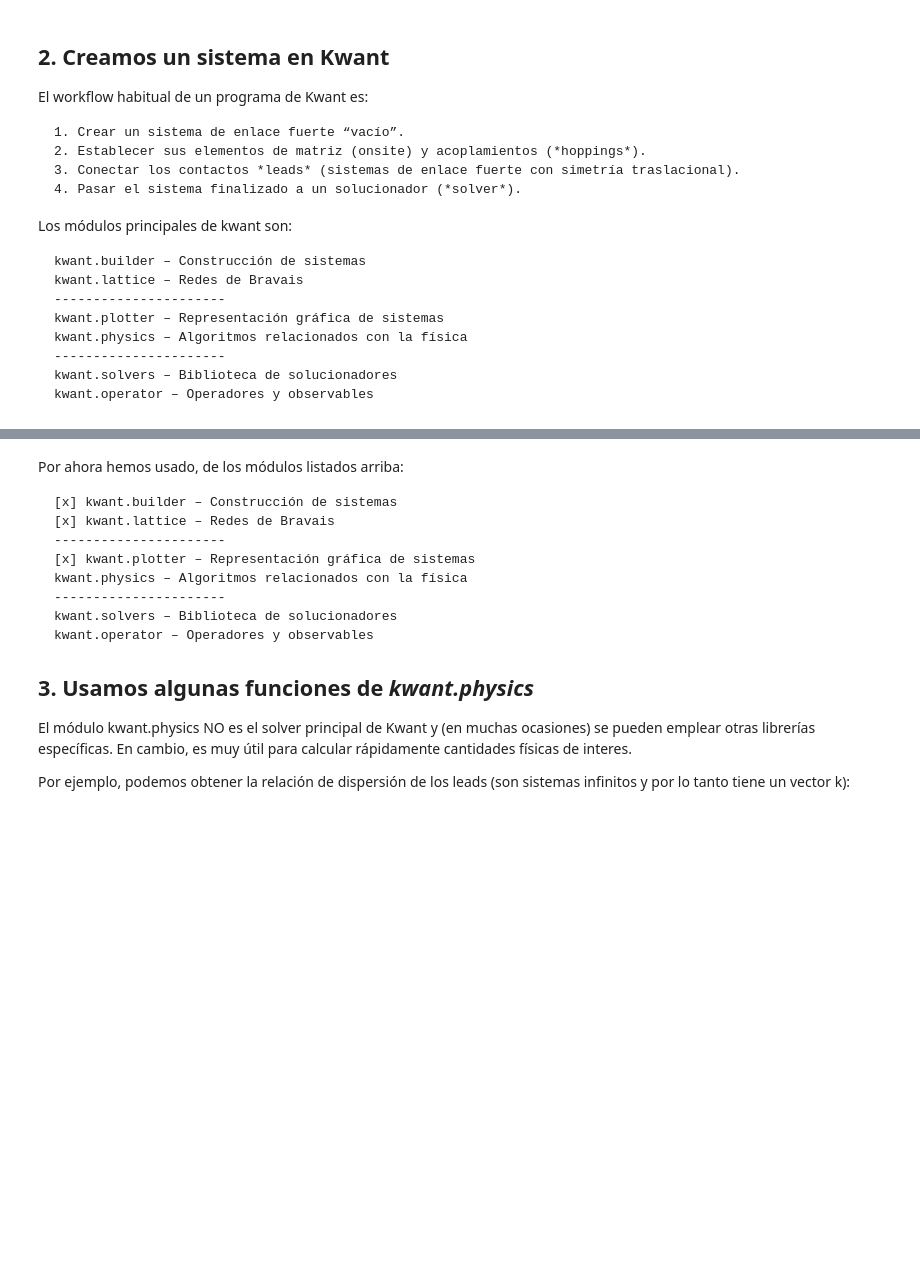
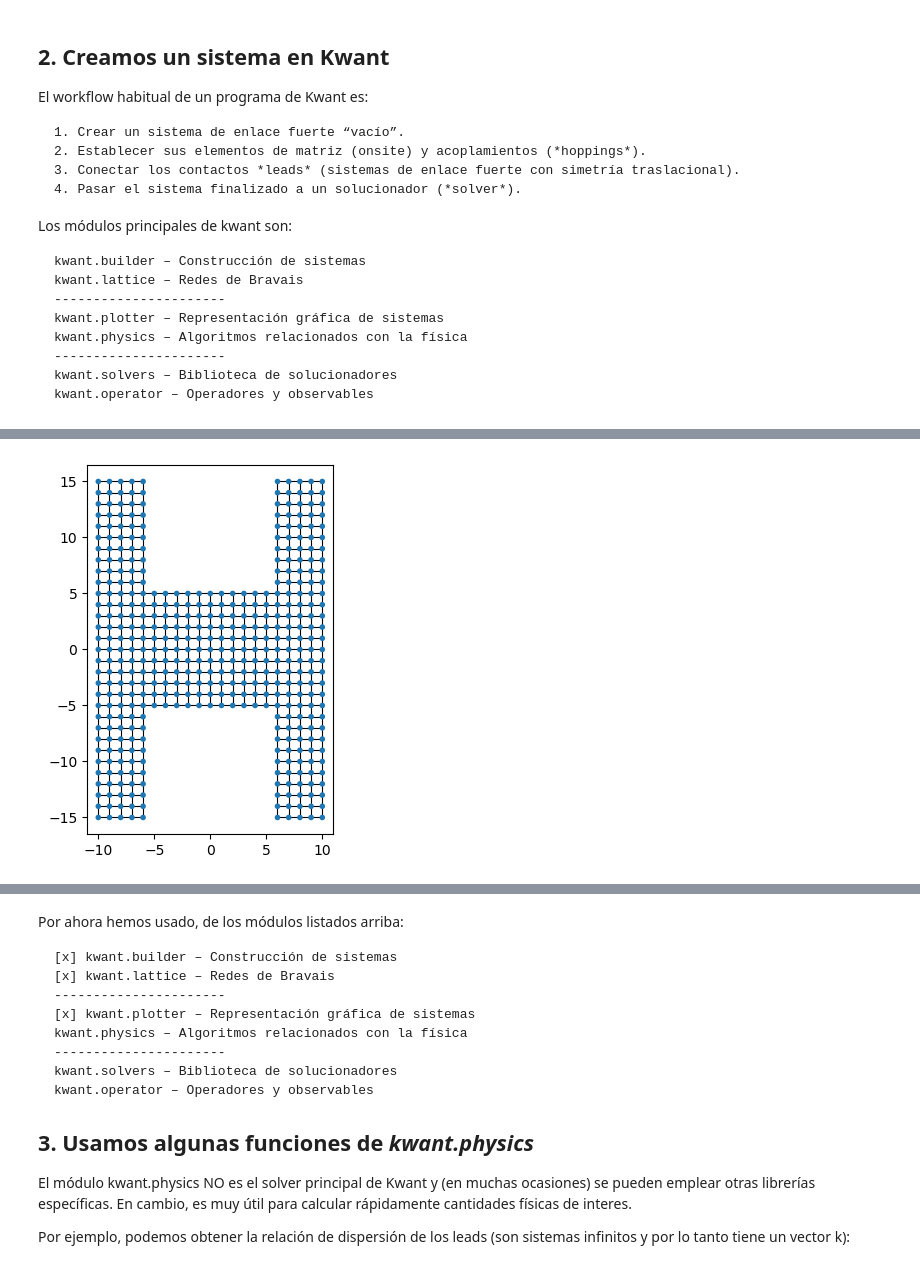
Before and after one commit to yurikobd/MaterialesCuanticos_Escuela2025, a Jupyter notebook: 0-IntroduccionKwant.ipynb, the cells around one changed output, grey strips where cells are left out. Saved outputs shown, nothing was run; the diff lists cells and outputs as text; code cells hidden in the pictures; blank space fills up the shorter version.

```diff
--- a/0-IntroduccionKwant.ipynb
+++ b/0-IntroduccionKwant.ipynb
@@ -94,9 +95,11 @@ def shapeConstr(pos):
     x, y, = pos
     if abs(x)<= L/2:
         return abs(y)<=W1/2
+    elif L/2 <= abs(x)<= L:
+        return abs(y) <= W2/2
 
 # Rellenamos el sistema (onsite)
-syst[lat(shapeConstr, (0, 0))] = 0
+syst[lat.shape(shapeConstr, (0, 0))] = 0
 
 # Creamos la conexión con los vecinos (hoppings)
 syst[lat.neighbors()] = -t
@@ -108,3 +112,4 @@ TypeError: Tag (<function shapeConstr at 0x...>, (0, 0)) is not allowed for site
+[figure, added]
 # %%
 # 3) Creamos el contacto (lead) como un sistema infinito
 # en este caso añadimos la simetría traslacional en -x
```
Also changed, not shown: parts of 17 cells of this notebook, 3 other files.
